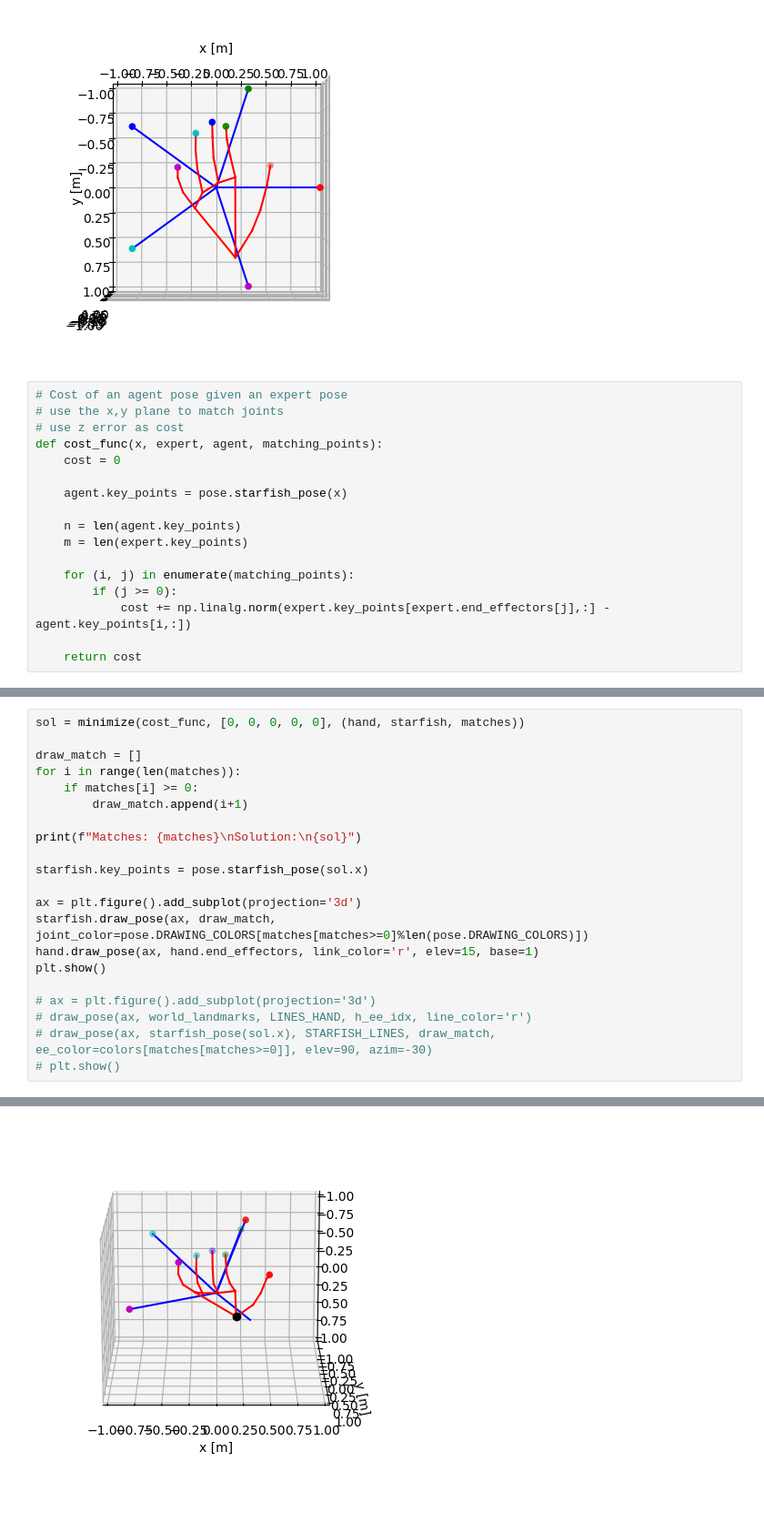
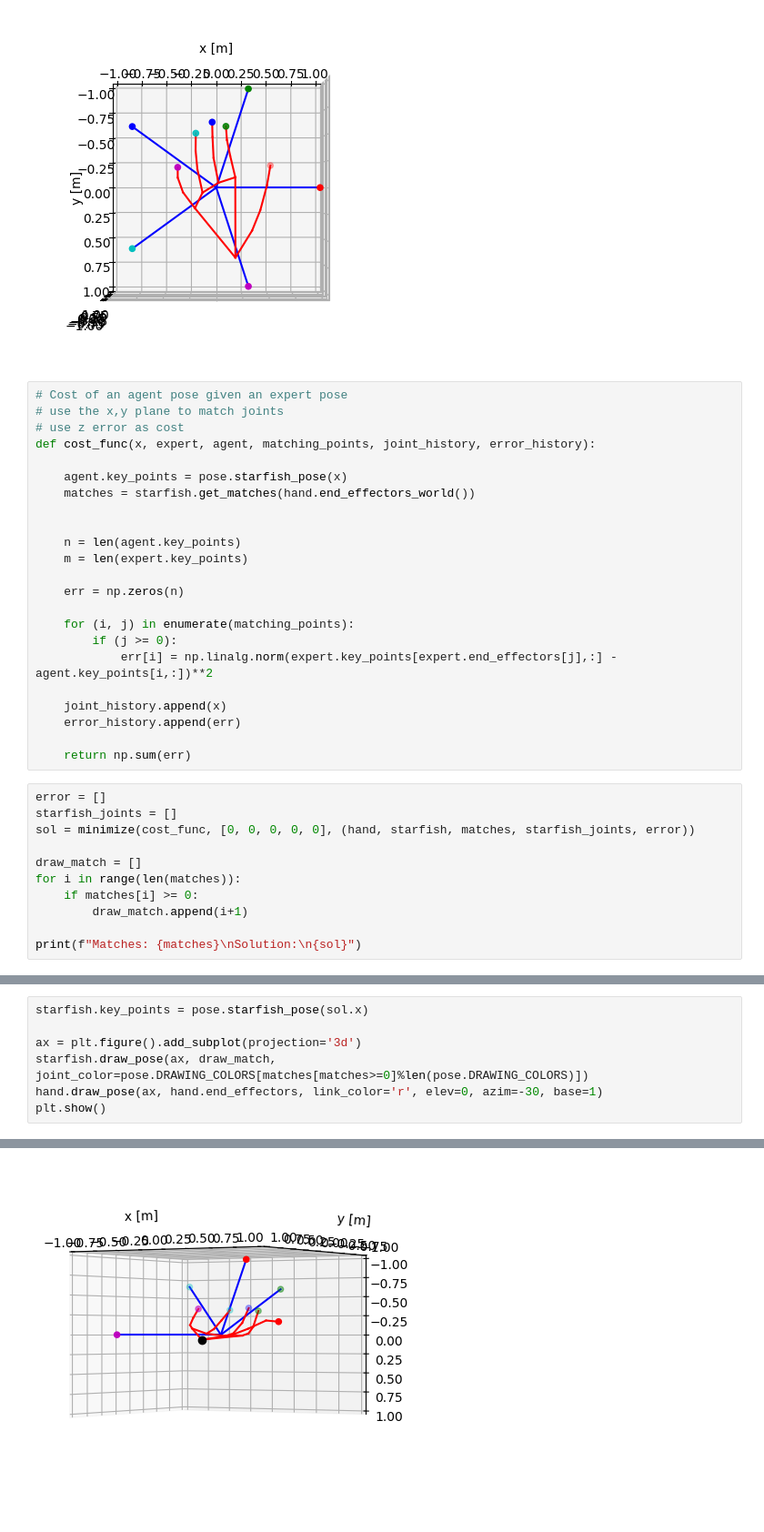
Before and after one commit to Mitchelldscott/Echoware, a Jupyter notebook: analysis/opti_dev.ipynb, the cells around one changed output, grey strips where cells are left out. Shown at 91% size. Saved outputs shown, nothing was run; the diff lists cells and outputs as text; blank space fills up the shorter version.

```diff
--- a/analysis/opti_dev.ipynb
+++ b/analysis/opti_dev.ipynb
@@ -82,16 +79,33 @@ plt.show()
 # Cost of an agent pose given an expert pose
 # use the x,y plane to match joints
 # use z error as cost
-def cost_func(x, expert, agent, matching_points):
-    cost = 0
+def cost_func(x, expert, agent, matching_points, joint_history, error_history):
 
     agent.key_points = pose.starfish_pose(x)
+    matches = starfish.get_matches(hand.end_effectors_world())
+
 
     n = len(agent.key_points)
     m = len(expert.key_points)
 
+    err = np.zeros(n)
+
     for (i, j) in enumerate(matching_points):
         if (j >= 0):
-            cost += np.linalg.norm(expert.key_points[expert.end_effectors[j],:] - agent.key_points[i,:])
+            err[i] = np.linalg.norm(expert.key_points[expert.end_effectors[j],:] - agent.key_points[i,:])**2
 
-    return cost
+    joint_history.append(x)
+    error_history.append(err)
+
+    return np.sum(err)
+# %%
+error = []
+starfish_joints = []
+sol = minimize(cost_func, [0, 0, 0, 0, 0], (hand, starfish, matches, starfish_joints, error))
+
+draw_match = []
+for i in range(len(matches)):
+    if matches[i] >= 0:
+        draw_match.append(i+1)
+
+print(f"Matches: {matches}\nSolution:\n{sol}")
@@ -98,22 +154,8 @@ def cost_func(x, expert, agent, matching_points):
 # %%
-sol = minimize(cost_func, [0, 0, 0, 0, 0], (hand, starfish, matches))
-
-draw_match = []
-for i in range(len(matches)):
-    if matches[i] >= 0:
-        draw_match.append(i+1)
-
-print(f"Matches: {matches}\nSolution:\n{sol}")
-
 starfish.key_points = pose.starfish_pose(sol.x)
 
 ax = plt.figure().add_subplot(projection='3d')
 starfish.draw_pose(ax, draw_match, joint_color=pose.DRAWING_COLORS[matches[matches>=0]%len(pose.DRAWING_COLORS)])
-hand.draw_pose(ax, hand.end_effectors, link_color='r', elev=15, base=1)
+hand.draw_pose(ax, hand.end_effectors, link_color='r', elev=0, azim=-30, base=1)
 plt.show()
-
-# ax = plt.figure().add_subplot(projection='3d')
-# draw_pose(ax, world_landmarks, LINES_HAND, h_ee_idx, line_color='r')
-# draw_pose(ax, starfish_pose(sol.x), STARFISH_LINES, draw_match, ee_color=colors[matches[matches>=0]], elev=90, azim=-30)
-# plt.show()
 # %% [output]
@@ -136 +162 @@ Solution:
-[figure, old version]
+[figure, new version]
```
Also changed, not shown: parts of 7 cells of this notebook, 1 other file.
